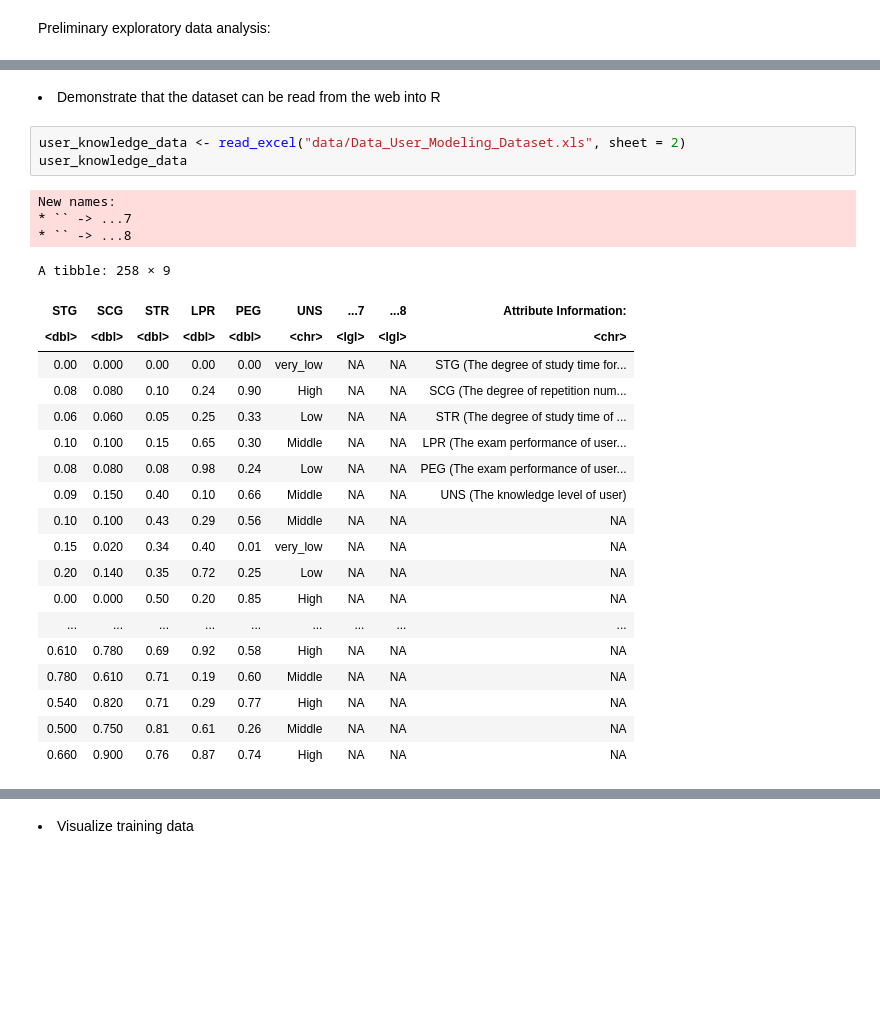
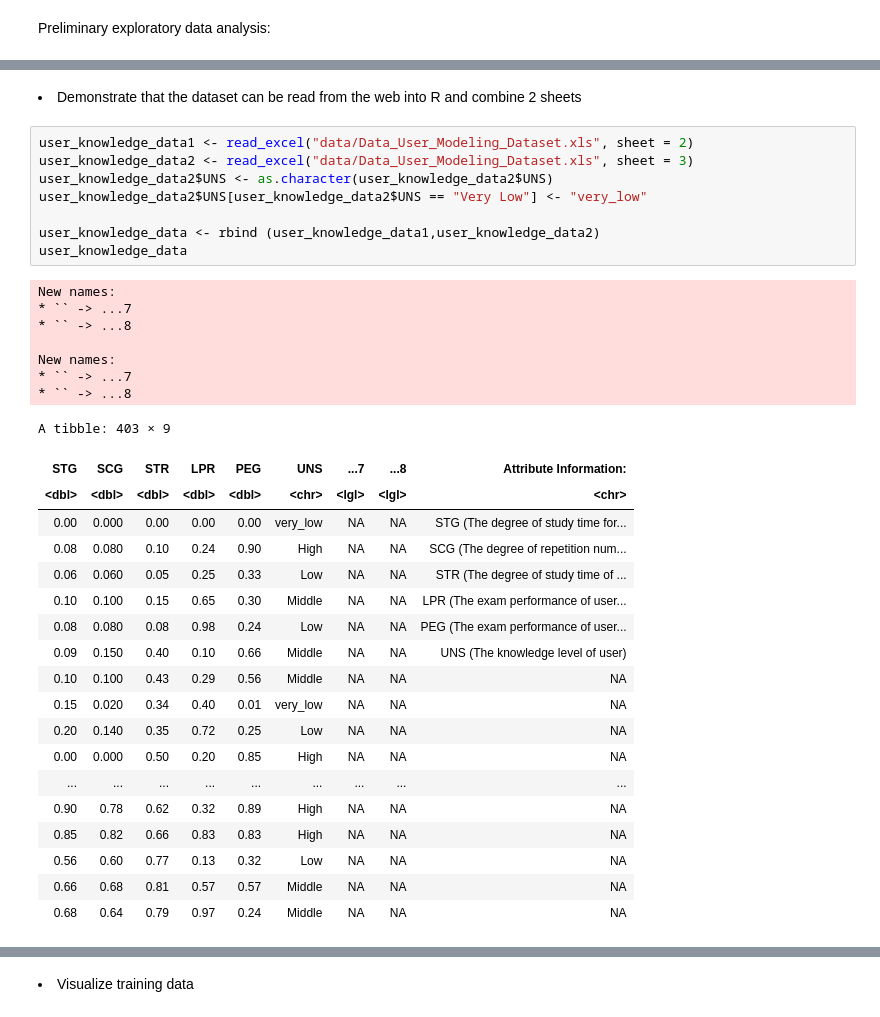
Before and after one commit to moirarenata/Analysis-of-Attributes-Relating-to-User-Knowledge-Levels-Pertaining-to-DC-Machines-in-a-Given-Datase, a Jupyter notebook: project_actual_allvalues.ipynb, the cells around one changed output, grey strips where cells are left out. Drawn from its saved outputs; the diff is of its cells as text; blank space fills up the shorter version.

```diff
--- a/project_actual_allvalues.ipynb
+++ b/project_actual_allvalues.ipynb
@@ -79,29 +80,38 @@ Registered S3 method overwritten by 'GGally':
 # %% [markdown]
-<li> Demonstrate that the dataset can be read from the web into R </li>
+<li> Demonstrate that the dataset can be read from the web into R and combine 2 sheets </li>
-# %%
-user_knowledge_data <- read_excel("data/Data_User_Modeling_Dataset.xls", sheet = 2)
-user_knowledge_data
-# %% [output]
-New names:
-* `` -> ...7
-* `` -> ...8
-A tibble: 258 × 9
-| STG | SCG | STR | LPR | PEG | UNS | ...7 | ...8 | Attribute Information: |
-| <dbl> | <dbl> | <dbl> | <dbl> | <dbl> | <chr> | <lgl> | <lgl> | <chr> |
-| 0.00 | 0.000 | 0.00 | 0.00 | 0.00 | very_low | NA | NA | STG (The degree of study time for... |
-| 0.08 | 0.080 | 0.10 | 0.24 | 0.90 | High | NA | NA | SCG (The degree of repetition num... |
-| 0.06 | 0.060 | 0.05 | 0.25 | 0.33 | Low | NA | NA | STR (The degree of study time of ... |
-| 0.10 | 0.100 | 0.15 | 0.65 | 0.30 | Middle | NA | NA | LPR (The exam performance of user... |
-| 0.08 | 0.080 | 0.08 | 0.98 | 0.24 | Low | NA | NA | PEG (The exam performance of user... |
-| 0.09 | 0.150 | 0.40 | 0.10 | 0.66 | Middle | NA | NA | UNS (The knowledge level of user) |
-| 0.10 | 0.100 | 0.43 | 0.29 | 0.56 | Middle | NA | NA | NA |
-| 0.15 | 0.020 | 0.34 | 0.40 | 0.01 | very_low | NA | NA | NA |
-| 0.20 | 0.140 | 0.35 | 0.72 | 0.25 | Low | NA | NA | NA |
-| 0.00 | 0.000 | 0.50 | 0.20 | 0.85 | High | NA | NA | NA |
-| ... | ... | ... | ... | ... | ... | ... | ... | ... |
-| 0.610 | 0.780 | 0.69 | 0.92 | 0.58 | High | NA | NA | NA |
-| 0.780 | 0.610 | 0.71 | 0.19 | 0.60 | Middle | NA | NA | NA |
-| 0.540 | 0.820 | 0.71 | 0.29 | 0.77 | High | NA | NA | NA |
-| 0.500 | 0.750 | 0.81 | 0.61 | 0.26 | Middle | NA | NA | NA |
-| 0.660 | 0.900 | 0.76 | 0.87 | 0.74 | High | NA | NA | NA |
+# %%
+user_knowledge_data1 <- read_excel("data/Data_User_Modeling_Dataset.xls", sheet = 2)
+user_knowledge_data2 <- read_excel("data/Data_User_Modeling_Dataset.xls", sheet = 3)
+user_knowledge_data2$UNS <- as.character(user_knowledge_data2$UNS)
+user_knowledge_data2$UNS[user_knowledge_data2$UNS == "Very Low"] <- "very_low"
+
+user_knowledge_data <- rbind (user_knowledge_data1,user_knowledge_data2)
+user_knowledge_data
+# %% [output]
+New names:
+* `` -> ...7
+* `` -> ...8
+
+New names:
+* `` -> ...7
+* `` -> ...8
+A tibble: 403 × 9
+| STG | SCG | STR | LPR | PEG | UNS | ...7 | ...8 | Attribute Information: |
+| <dbl> | <dbl> | <dbl> | <dbl> | <dbl> | <chr> | <lgl> | <lgl> | <chr> |
+| 0.00 | 0.000 | 0.00 | 0.00 | 0.00 | very_low | NA | NA | STG (The degree of study time for... |
+| 0.08 | 0.080 | 0.10 | 0.24 | 0.90 | High | NA | NA | SCG (The degree of repetition num... |
+| 0.06 | 0.060 | 0.05 | 0.25 | 0.33 | Low | NA | NA | STR (The degree of study time of ... |
+| 0.10 | 0.100 | 0.15 | 0.65 | 0.30 | Middle | NA | NA | LPR (The exam performance of user... |
+| 0.08 | 0.080 | 0.08 | 0.98 | 0.24 | Low | NA | NA | PEG (The exam performance of user... |
+| 0.09 | 0.150 | 0.40 | 0.10 | 0.66 | Middle | NA | NA | UNS (The knowledge level of user) |
+| 0.10 | 0.100 | 0.43 | 0.29 | 0.56 | Middle | NA | NA | NA |
+| 0.15 | 0.020 | 0.34 | 0.40 | 0.01 | very_low | NA | NA | NA |
+| 0.20 | 0.140 | 0.35 | 0.72 | 0.25 | Low | NA | NA | NA |
+| 0.00 | 0.000 | 0.50 | 0.20 | 0.85 | High | NA | NA | NA |
+| ... | ... | ... | ... | ... | ... | ... | ... | ... |
+| 0.90 | 0.78 | 0.62 | 0.32 | 0.89 | High | NA | NA | NA |
+| 0.85 | 0.82 | 0.66 | 0.83 | 0.83 | High | NA | NA | NA |
+| 0.56 | 0.60 | 0.77 | 0.13 | 0.32 | Low | NA | NA | NA |
+| 0.66 | 0.68 | 0.81 | 0.57 | 0.57 | Middle | NA | NA | NA |
+| 0.68 | 0.64 | 0.79 | 0.97 | 0.24 | Middle | NA | NA | NA |
 # %% [markdown]
```
Also changed, not shown: parts of 8 cells of this notebook.
